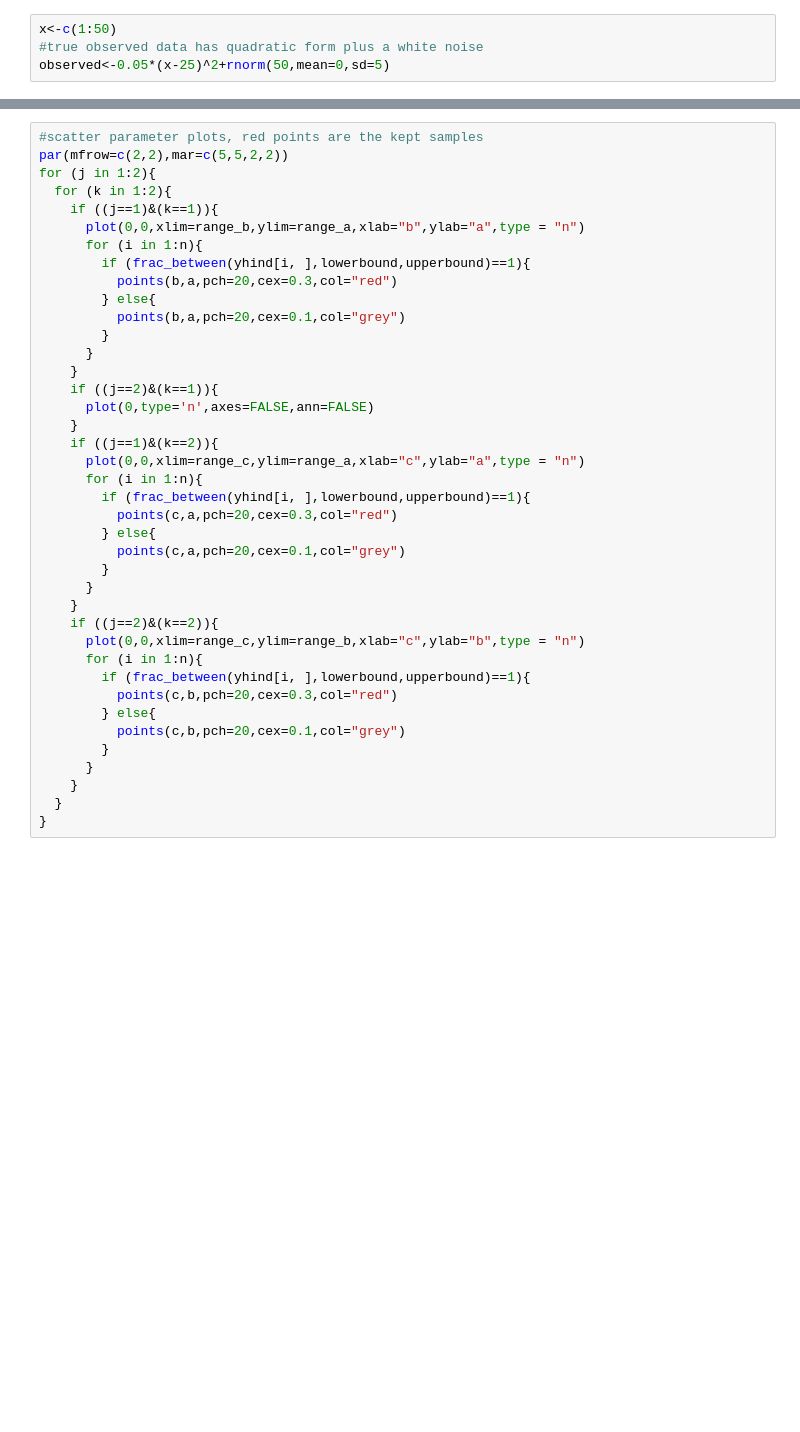
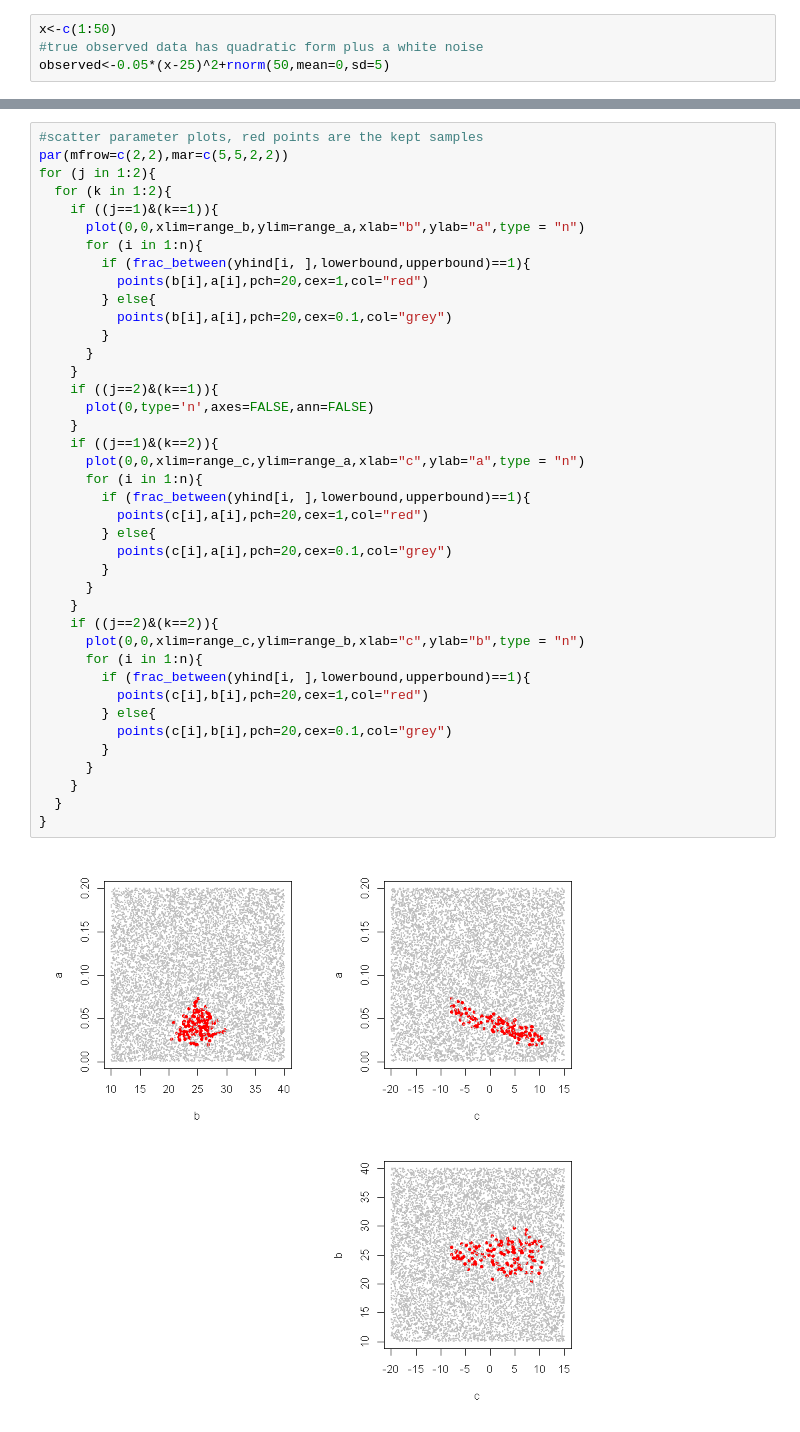
Before and after one commit to yhaochen/Climate_CornYield, a Jupyter notebook: pre-calibration_example.ipynb, the cells around one changed output, grey strips where cells are left out. Drawn from its saved outputs; the diff is of its cells as text; blank space fills up the shorter version.

```diff
--- a/pre-calibration_example.ipynb
+++ b/pre-calibration_example.ipynb
@@ -86,36 +83,38 @@ for (j in 1:2){
   for (k in 1:2){
     if ((j==1)&(k==1)){
       plot(0,0,xlim=range_b,ylim=range_a,xlab="b",ylab="a",type = "n")
       for (i in 1:n){
         if (frac_between(yhind[i, ],lowerbound,upperbound)==1){
-          points(b,a,pch=20,cex=0.3,col="red")
+          points(b[i],a[i],pch=20,cex=1,col="red")
         } else{
-          points(b,a,pch=20,cex=0.1,col="grey")
+          points(b[i],a[i],pch=20,cex=0.1,col="grey")
         }
       }
     }
     if ((j==2)&(k==1)){
       plot(0,type='n',axes=FALSE,ann=FALSE)
     }
     if ((j==1)&(k==2)){
       plot(0,0,xlim=range_c,ylim=range_a,xlab="c",ylab="a",type = "n")
       for (i in 1:n){
         if (frac_between(yhind[i, ],lowerbound,upperbound)==1){
-          points(c,a,pch=20,cex=0.3,col="red")
+          points(c[i],a[i],pch=20,cex=1,col="red")
         } else{
-          points(c,a,pch=20,cex=0.1,col="grey")
+          points(c[i],a[i],pch=20,cex=0.1,col="grey")
         }
       }
     }
     if ((j==2)&(k==2)){
       plot(0,0,xlim=range_c,ylim=range_b,xlab="c",ylab="b",type = "n")
       for (i in 1:n){
         if (frac_between(yhind[i, ],lowerbound,upperbound)==1){
-          points(c,b,pch=20,cex=0.3,col="red")
+          points(c[i],b[i],pch=20,cex=1,col="red")
         } else{
-          points(c,b,pch=20,cex=0.1,col="grey")
+          points(c[i],b[i],pch=20,cex=0.1,col="grey")
         }
       }
     }
   }
 }
+# %% [output]
+[figure, added]
```
Also changed, not shown: parts of 4 cells of this notebook.
